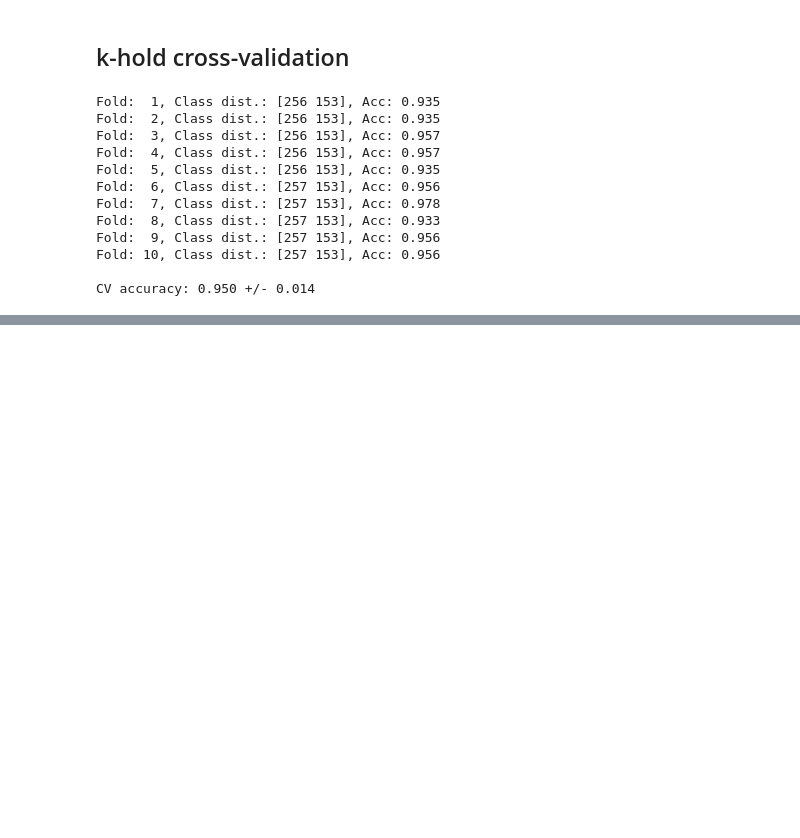
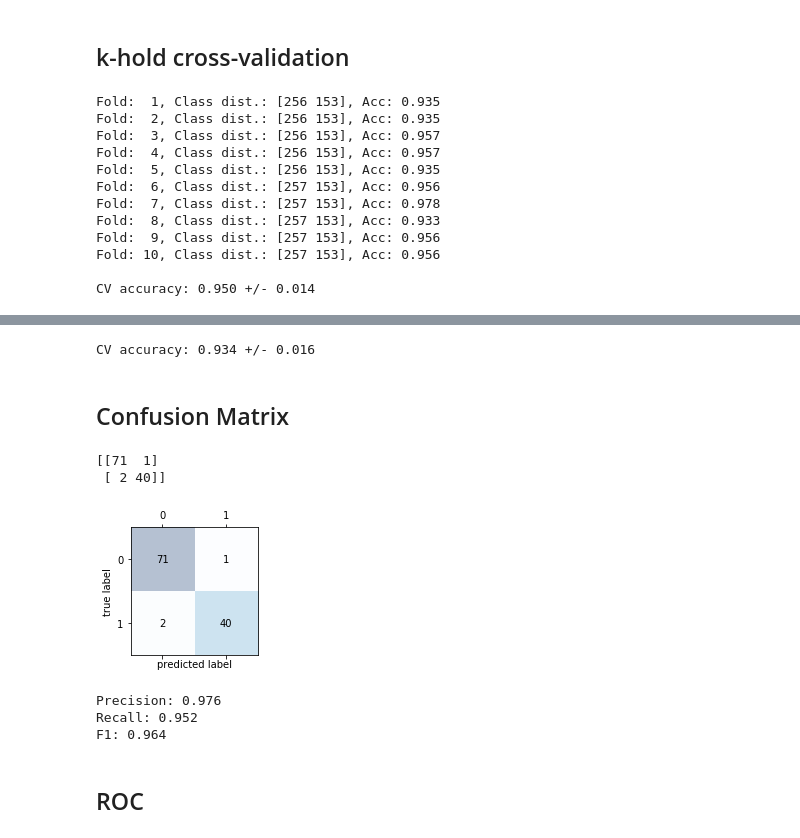
Before and after one commit to Yuya-Furusawa/Self-Study, a Jupyter notebook: machine-learning/Chapter06.ipynb, the cells around one changed output, grey strips where cells are left out. Cells and saved outputs as stored; diff of their text form; code cells hidden in the pictures; blank space fills up the shorter version.

```diff
--- a/machine-learning/Chapter06.ipynb
+++ b/machine-learning/Chapter06.ipynb
@@ -98,0 +158,13 @@ CV accuracy: 0.950 +/- 0.014
+# %%
+#グリッドサーチはしらみつぶしの網羅的探索
+pipe_svc = make_pipeline(StandardScaler(), SVC(random_state=1))
+param_range = [0.0001, 0.001, 0.01, 0.1, 1.0, 10.0, 100.0, 1000.0]
+#チューニングしたいパラメータ：線形SVM（svc_C）とRBFカーネルSVM（svc_C, svc_gamma）
+param_grid = [{'svc__C': param_range, 'svc__kernel': ['linear']},
+                          {'svc__C': param_range, 'svc__gamma': param_range, 'svc__kernel': ['rbf']}]
+gs = GridSearchCV(estimator=pipe_svc, param_grid=param_grid, scoring='accuracy', cv=10, n_jobs=-1)
+gs = gs.fit(X_train, y_train)
+#モデルの最良スコアを出力
+print(gs.best_score_)
+#最良スコアとなるパラメータ値を出力
+print(gs.best_params_)
@@ -98,0 +174,4 @@ CV accuracy: 0.950 +/- 0.014
+# %%
+clf = gs.best_estimator_
+clf.fit(X_train, y_train)
+print('Test accuracy: %.3f' % clf.score(X_test, y_test))
@@ -98,0 +192,12 @@ CV accuracy: 0.950 +/- 0.014
+# %%
+#決定木のチューニング
+gs = GridSearchCV(estimator=DecisionTreeClassifier(random_state=0),
+                                 param_grid=[{'max_depth': [1,2,3,4,5,6,7,None]}],
+                                 scoring='accuracy',
+                                 cv=2)
+scores = cross_val_score(gs, X_train, y_train, scoring='accuracy', cv=5)
+print('CV accuracy: %.3f +/- %.3f' % (np.mean(scores), np.std(scores)))
+# %% [output]
+CV accuracy: 0.934 +/- 0.016
+# %% [markdown]
+## Confusion Matrix
@@ -98,0 +206,21 @@ CV accuracy: 0.950 +/- 0.014
+# %%
+pipe_svc.fit(X_train, y_train)
+y_pred = pipe_svc.predict(X_test)
+confmat = confusion_matrix(y_true=y_test, y_pred=y_pred)
+print(confmat)
+# %% [output]
+[[71  1]
+ [ 2 40]]
+# %%
+fig, ax = plt.subplots(figsize=(2.5, 2.5))
+#ヒートマップの作成
+ax.matshow(confmat, cmap=plt.cm.Blues, alpha=0.3)
+for i in range(confmat.shape[0]):
+    for j in range(confmat.shape[1]):
+        ax.text(x=j, y=i, s=confmat[i,j], va='center', ha='center')
+plt.xlabel('predicted label')
+plt.ylabel('true label')
+plt.tight_layout()
+plt.show()
+# %% [output]
+[figure, added]
@@ -98,0 +230,13 @@ CV accuracy: 0.950 +/- 0.014
+# %%
+#適合率（陽性と予測されたうち実際に陽性と判断された割合）
+print('Precision: %.3f' % precision_score(y_true=y_test, y_pred=y_pred))
+#再現率（実際に陽性のとききちんと陽性と予測される確率）
+print('Recall: %.3f' % recall_score(y_true=y_test, y_pred=y_pred))
+#F1スコア（適合率と再現率の調和平均）
+print('F1: %.3f' % f1_score(y_true=y_test, y_pred=y_pred))
+# %% [output]
+Precision: 0.976
+Recall: 0.952
+F1: 0.964
+# %% [markdown]
+## ROC
```
Also changed, not shown: parts of 22 cells of this notebook.
